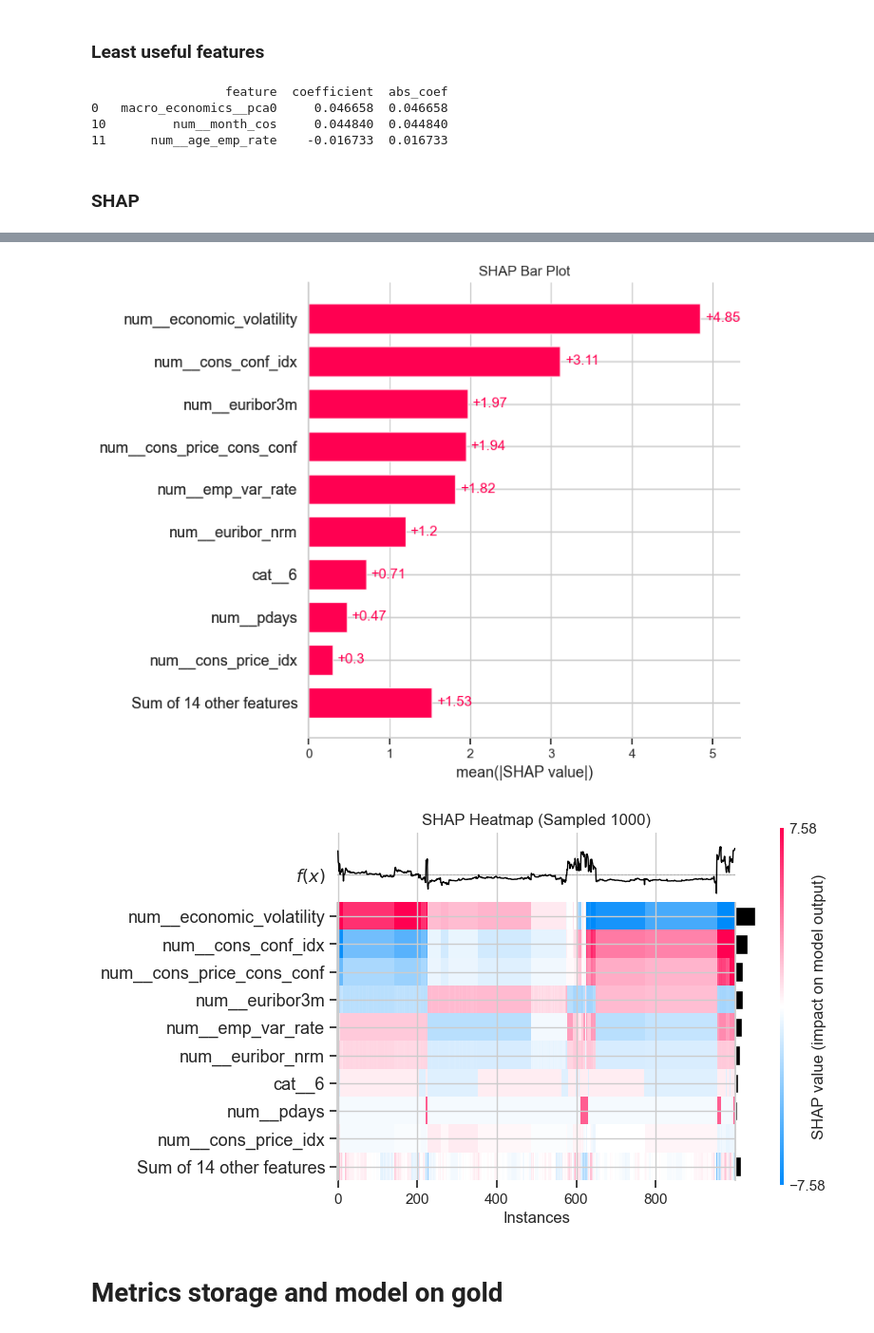
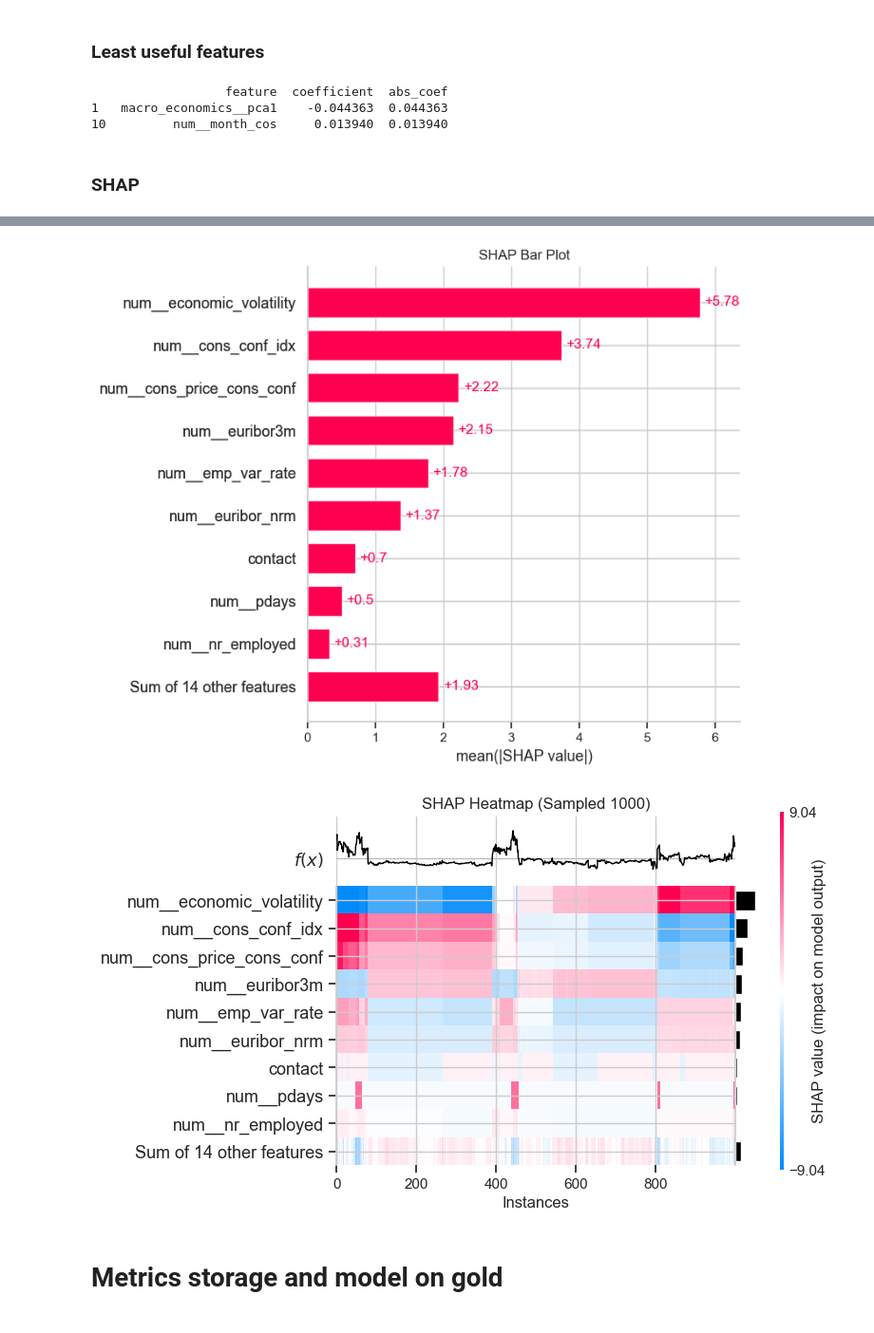
Before and after one commit to 20241143/EDSB_25_28, a Jupyter notebook: 02-notebooks/04-Logistic Regression.ipynb, the cells around one changed output, grey strips where cells are left out. Shown: that part at 95% size. Cells and saved outputs as stored; diff of their text form; code cells hidden in the pictures.

Commit message:
Shap with correct feature names

```diff
--- a/02-notebooks/04-Logistic Regression.ipynb
+++ b/02-notebooks/04-Logistic Regression.ipynb
@@ -248,15 +248,15 @@ numeric_features, categorical_features
 # Search space for hyperparameter tuning
 param_grid = {
     "preprocessor__num__select__k": [5, 10, 15],
-    # "preprocessor__cat__woe__regularization": [0.01, 0.1, 1.0, 10.0],
-    # "preprocessor__cat__select__k": [3, 6],
-    # # "smote__sampling_strategy": [0.5, 0.7],
-    # # "smote__k_neighbors": [3, 5],
-    # "smoteen__sampling_strategy": [0.5, 0.7],
-    # "smoteen__smote__k_neighbors": [3, 5],
-    # "model__C": [0.01, 0.1, 1],
-    # "model__penalty": ["l2"],
-    # "model__solver": ["lbfgs"],
+    "preprocessor__cat__woe__regularization": [0.01, 0.1, 1.0, 10.0],
+    "preprocessor__cat__select__k": [3, 6],
+    # "smote__sampling_strategy": [0.5, 0.7],
+    # "smote__k_neighbors": [3, 5],
+    "smoteen__sampling_strategy": [0.5, 0.7],
+    "smoteen__smote__k_neighbors": [3, 5],
+    "model__C": [0.01, 0.1, 1],
+    "model__penalty": ["l2"],
+    "model__solver": ["lbfgs"],
     "model__max_iter": [500, 1000, 2000],
 }
 # %%
@@ -464,21 +513,18 @@ logreg = clf.named_steps["model"]
 coefs = logreg.coef_[0]
 
 feature_importance = pd.DataFrame({
-    "feature": final_feature_names,
+    "feature": final_feature_names.tolist(),
     "coefficient": coefs,
     "abs_coef": np.abs(coefs)
 }).sort_values("abs_coef", ascending=False)
 
-feature_importance
-
 # Print features with absolute coefficient less than 0.05
 cols_to_drop = feature_importance[feature_importance["abs_coef"] <= 0.05]["feature"].tolist()
 print(feature_importance[feature_importance["abs_coef"] <= 0.05])
 # %% [output]
                   feature  coefficient  abs_coef
-0   macro_economics__pca0     0.046658  0.046658
-10         num__month_cos     0.044840  0.044840
-11      num__age_emp_rate    -0.016733  0.016733
+1   macro_economics__pca1    -0.044363  0.044363
+10         num__month_cos     0.013940  0.013940
 # %% [markdown]
 ### SHAP
 # %%
@@ -497,14 +543,14 @@ explainer = shap.LinearExplainer(model, X_test_transformed)
 shap_values = explainer.shap_values(X_test_transformed)
 
 # Wrap in dataframe
-X_shap = pd.DataFrame(X_test_transformed, columns=feature_names)
+X_shap = pd.DataFrame(X_test_transformed, columns=final_feature_names.tolist())
 
 # Create SHAP Explanation object
 shap_exp = shap.Explanation(
     values=shap_values,
     base_values=explainer.expected_value,
     data=X_shap,
-    feature_names=feature_names
+    feature_names=final_feature_names.tolist()
 )
 
 # Summary Plot
@@ -538,5 +584,5 @@ plt.show()
-[figure, old version]
+[figure, new version]
-[figure, old version]
+[figure, new version]
 # %% [markdown]
 # Metrics storage and model on gold
 # %%
```
Also changed, not shown: parts of 7 cells of this notebook, 16 other files.
